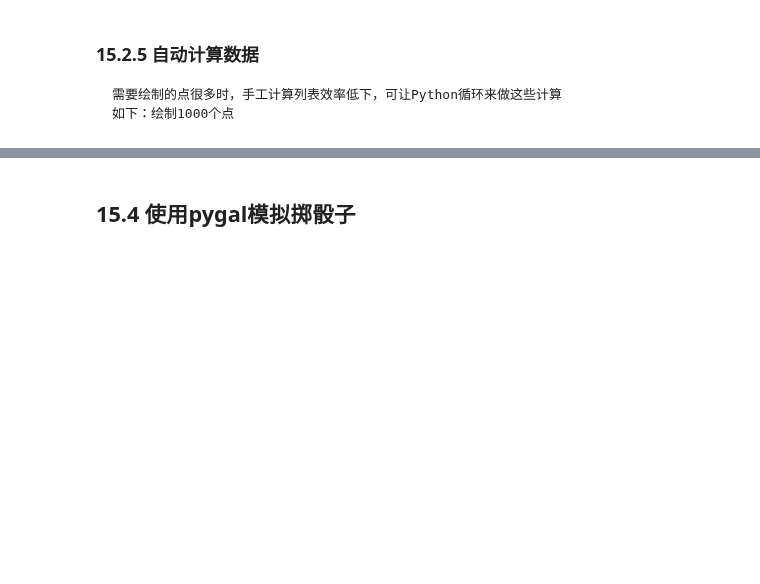
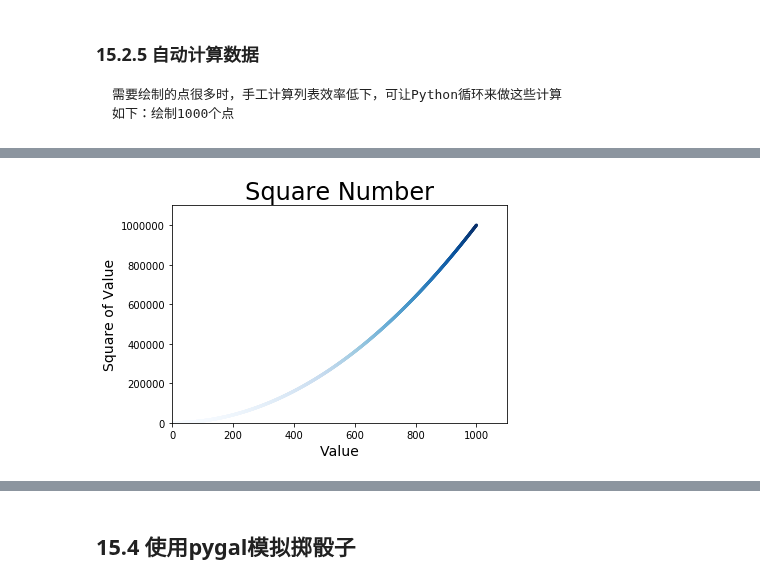
Before and after one commit to anliux/Python-Crash-Course, a Jupyter notebook: PartII_Project_2_DataVisualization/A_DataVisualization.ipynb, the cells around one changed output, grey strips where cells are left out. Saved outputs shown, nothing was run; the diff lists cells and outputs as text; code cells hidden in the pictures; blank space fills up the shorter version.

```diff
--- a/PartII_Project_2_DataVisualization/A_DataVisualization.ipynb
+++ b/PartII_Project_2_DataVisualization/A_DataVisualization.ipynb
@@ -170,0 +267,31 @@ plt.show()
+# %%
+# scatter_squares.py
+import matplotlib.pyplot as plt
+
+# 15.2.5新增：用循环等替代手工填写数字
+x_values = list(range(1, 1001))
+y_values = [x**2 for x in x_values]
+
+# 15.2.6新增：传递实参edgecolor
+# 15.2.7新增：传递实参c
+# plt.scatter(x_values, y_values, c='red', edgecolor='none', s=10) # 数据点颜色变为红色
+# plt.scatter(x_values, y_values, c=(0,0,0.8), edgecolor='none', s=10)
+# 15.2.8新增：c设置成了一个 y 值列表，并使用参数 cmap 告诉pyplot使用哪个颜色映射
+plt.scatter(x_values, y_values, c=y_values, cmap=plt.cm.Blues,
+           edgecolor='none', s=10)
+    # 这些代码将y值较小的点显示为浅蓝色，较大的显示为深蓝色
+
+# 设置图表标题并给坐标轴加上标签
+plt.title('Square Number', fontsize=24)
+plt.xlabel('Value', fontsize=14)
+plt.ylabel('Square of Value', fontsize=14)
+
+# 15.2.5新增：坐标轴的刻度设置
+# 设置每个坐标轴的取值范围
+plt.axis([0, 1100, 0, 1100000])
+
+plt.show()
+
+# 线条变为根据y值大小渐变色
+# %% [output]
+[figure, added]
```
Also changed, not shown: parts of 41 cells of this notebook, 2 other files.
